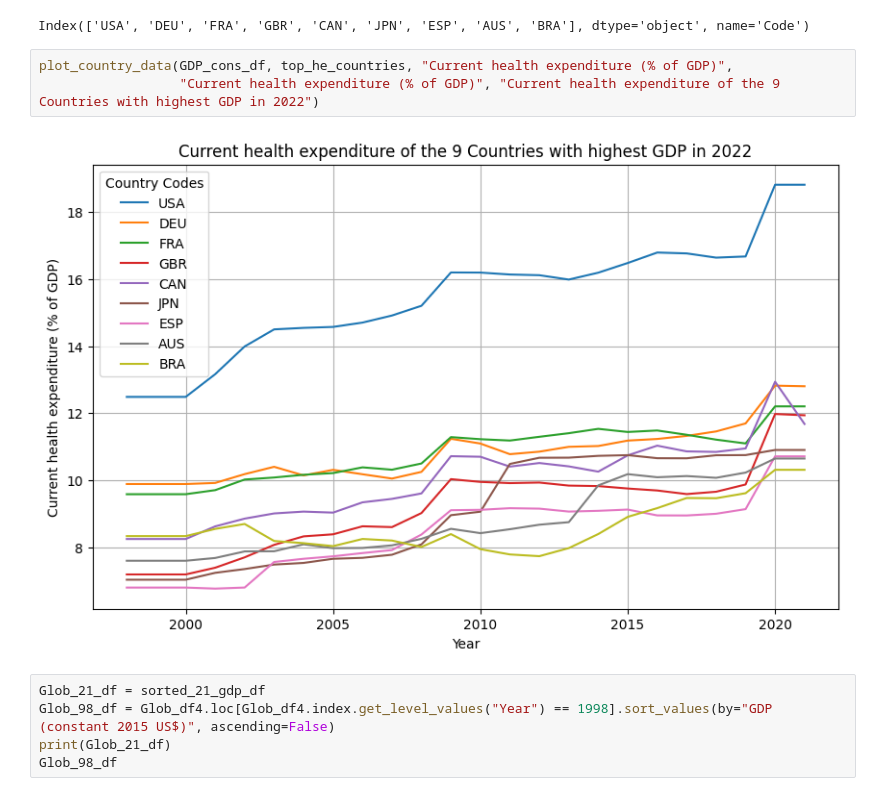
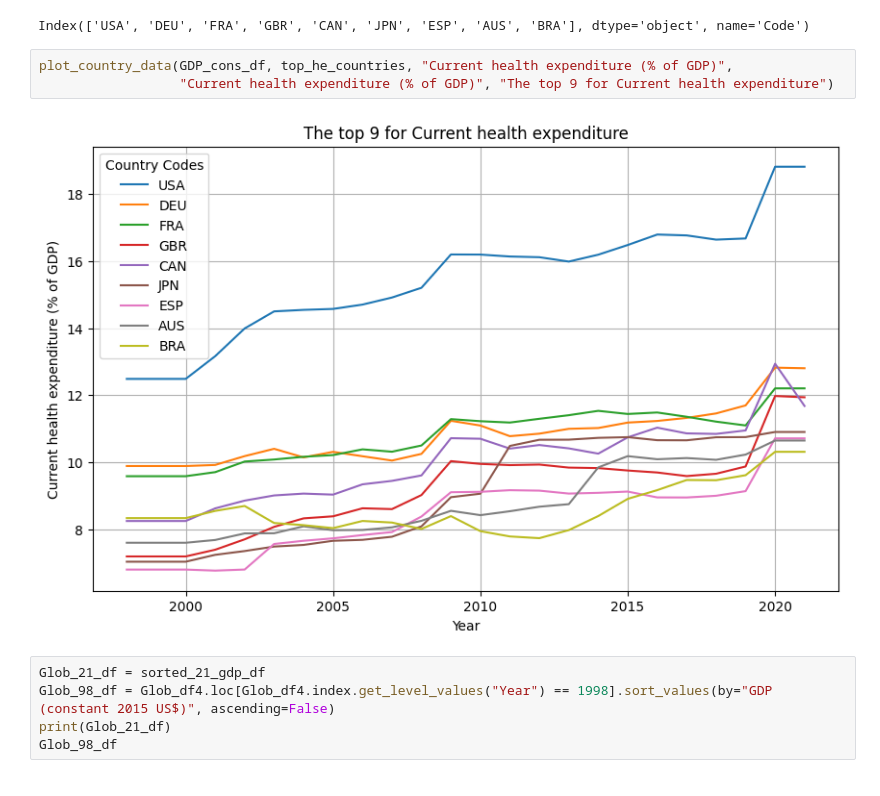
Before and after one commit to LosaLosSantos/Project_ER, a Jupyter notebook: Clean and Exploration.ipynb, the cells around one changed output. Cells and saved outputs as stored; diff of their text form.

```diff
--- a/Clean and Exploration.ipynb
+++ b/Clean and Exploration.ipynb
@@ -1106,9 +1108,9 @@ print(top_he_countries.index.get_level_values("Code"))
 Index(['USA', 'DEU', 'FRA', 'GBR', 'CAN', 'JPN', 'ESP', 'AUS', 'BRA'], dtype='object', name='Code')
 # %%
 plot_country_data(GDP_cons_df, top_he_countries, "Current health expenditure (% of GDP)",
-                  "Current health expenditure (% of GDP)", "Current health expenditure of the 9 Countries with highest GDP in 2022")
+                  "Current health expenditure (% of GDP)", "The top 9 for Current health expenditure")
 # %% [output]
-[figure, old version]
+[figure, new version]
 # %%
 Glob_21_df = sorted_21_gdp_df
 Glob_98_df = Glob_df4.loc[Glob_df4.index.get_level_values("Year") == 1998].sort_values(by="GDP (constant 2015 US$)", ascending=False)
```
Also changed, not shown: parts of 5 cells of this notebook, 10 other files.
